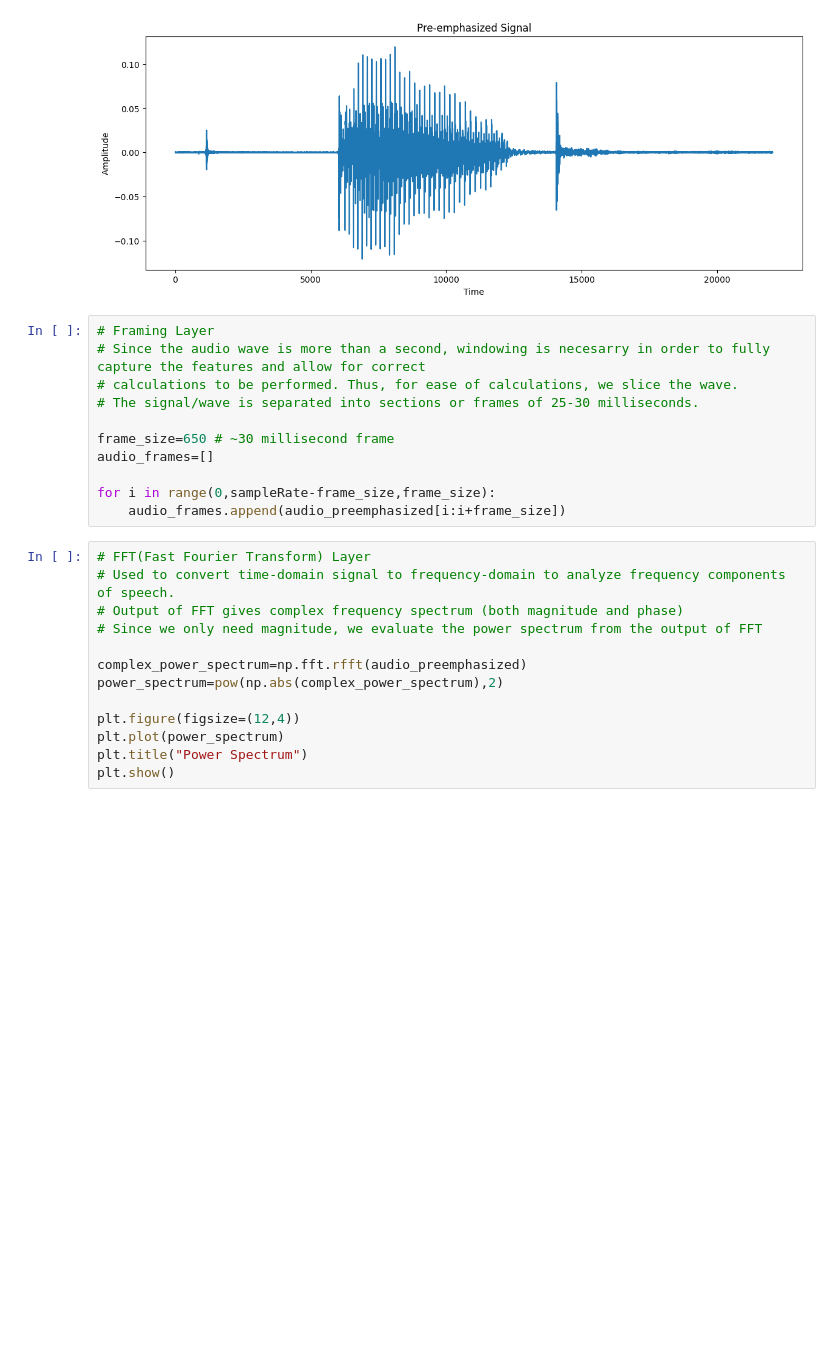
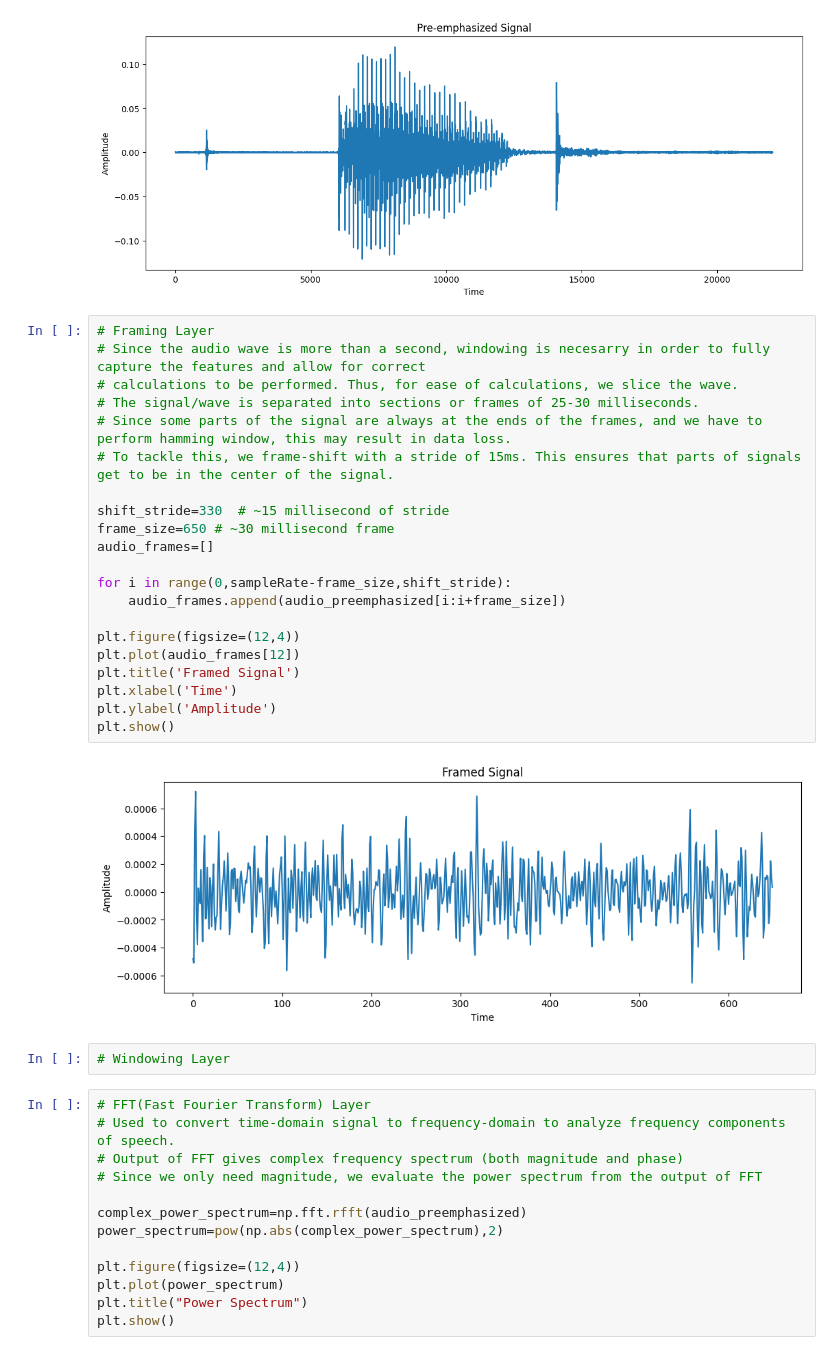
Before and after one commit to svijayvrat/Py-STT-Engine, a Jupyter notebook: stt-engine.ipynb, the cells around one changed output. Drawn from its saved outputs; the diff is of its cells as text; blank space fills up the shorter version.

Commit message:
Apply frame-shifting to framing layer
added frame-shifting with a stride of ~15ms to the framing layer

```diff
--- a/stt-engine.ipynb
+++ b/stt-engine.ipynb
@@ -42,14 +42,28 @@ plt.show()
 # %%
 # Framing Layer
 # Since the audio wave is more than a second, windowing is necesarry in order to fully capture the features and allow for correct
 # calculations to be performed. Thus, for ease of calculations, we slice the wave.
 # The signal/wave is separated into sections or frames of 25-30 milliseconds.
+# Since some parts of the signal are always at the ends of the frames, and we have to perform hamming window, this may result in data loss.
+# To tackle this, we frame-shift with a stride of 15ms. This ensures that parts of signals get to be in the center of the signal.
 
+shift_stride=330  # ~15 millisecond of stride
 frame_size=650 # ~30 millisecond frame
 audio_frames=[]
 
-for i in range(0,sampleRate-frame_size,frame_size):
+for i in range(0,sampleRate-frame_size,shift_stride):
     audio_frames.append(audio_preemphasized[i:i+frame_size])
+
+plt.figure(figsize=(12,4))
+plt.plot(audio_frames[12])
+plt.title('Framed Signal')
+plt.xlabel('Time')
+plt.ylabel('Amplitude')
+plt.show()
+# %% [output]
+[figure, added]
+# %%
+# Windowing Layer
 # %%
 # FFT(Fast Fourier Transform) Layer
 # Used to convert time-domain signal to frequency-domain to analyze frequency components of speech.
```
Also changed, not shown: parts of 1 cell of this notebook.
